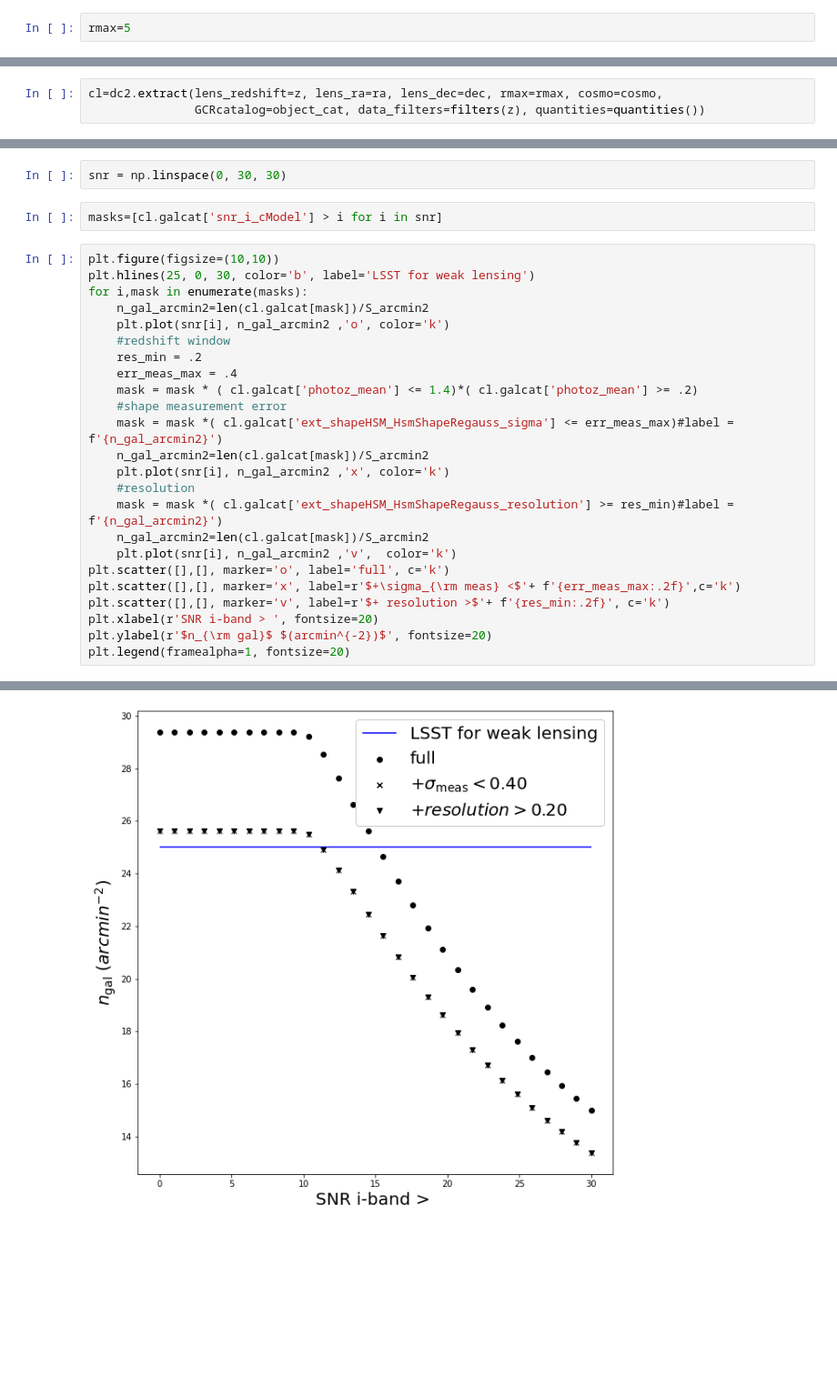
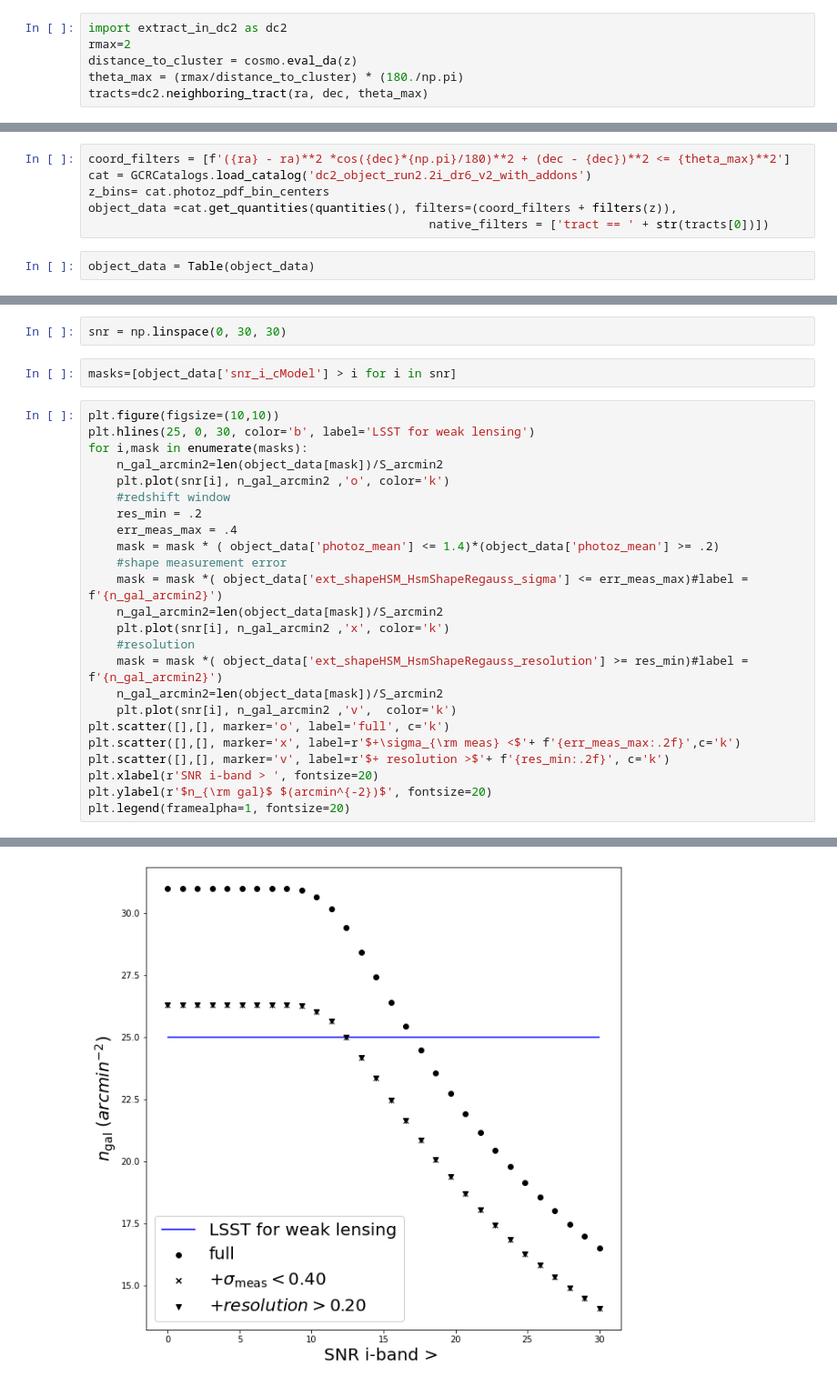
Before and after one commit to LSSTDESC/CLMassDC2, a Jupyter notebook: data/data_extraction/source_selection_dc2.ipynb, the cells around one changed output, grey strips where cells are left out. Shown: that part at 91% size. Saved outputs shown, nothing was run; the diff lists cells and outputs as text; blank space fills up the shorter version.

```diff
--- a/data/data_extraction/source_selection_dc2.ipynb
+++ b/data/data_extraction/source_selection_dc2.ipynb
@@ -83,4 +83,8 @@ def quantities():
     quantity_wanted_photozs = ['photoz_mean', 'photoz_pdf','photoz_odds']
     return  quantity_label + quantity_wanted_HSM_Metacal + quantity_wanted_photozs
 # %%
-rmax=5
+import extract_in_dc2 as dc2
+rmax=2
+distance_to_cluster = cosmo.eval_da(z)
+theta_max = (rmax/distance_to_cluster) * (180./np.pi)
+tracts=dc2.neighboring_tract(ra, dec, theta_max)
@@ -87,4 +96,9 @@ rmax=5
 # %%
-cl=dc2.extract(lens_redshift=z, lens_ra=ra, lens_dec=dec, rmax=rmax, cosmo=cosmo,
-               GCRcatalog=object_cat, data_filters=filters(z), quantities=quantities())
+coord_filters = [f'({ra} - ra)**2 *cos({dec}*{np.pi}/180)**2 + (dec - {dec})**2 <= {theta_max}**2']
+cat = GCRCatalogs.load_catalog('dc2_object_run2.2i_dr6_v2_with_addons')
+z_bins= cat.photoz_pdf_bin_centers
+object_data =cat.get_quantities(quantities(), filters=(coord_filters + filters(z)),
+                                                native_filters = ['tract == ' + str(tracts[0])])
+# %%
+object_data = Table(object_data)
 # %%
@@ -103,31 +117,31 @@ mag_i_list = np.linspace(24, 28, 10)
 # %%
 snr = np.linspace(0, 30, 30)
 # %%
-masks=[cl.galcat['snr_i_cModel'] > i for i in snr]
+masks=[object_data['snr_i_cModel'] > i for i in snr]
 # %%
 plt.figure(figsize=(10,10))
 plt.hlines(25, 0, 30, color='b', label='LSST for weak lensing')
 for i,mask in enumerate(masks):
-    n_gal_arcmin2=len(cl.galcat[mask])/S_arcmin2
+    n_gal_arcmin2=len(object_data[mask])/S_arcmin2
     plt.plot(snr[i], n_gal_arcmin2 ,'o', color='k')
     #redshift window
     res_min = .2
     err_meas_max = .4
-    mask = mask * ( cl.galcat['photoz_mean'] <= 1.4)*( cl.galcat['photoz_mean'] >= .2)
+    mask = mask * ( object_data['photoz_mean'] <= 1.4)*(object_data['photoz_mean'] >= .2)
     #shape measurement error
-    mask = mask *( cl.galcat['ext_shapeHSM_HsmShapeRegauss_sigma'] <= err_meas_max)#label = f'{n_gal_arcmin2}')
-    n_gal_arcmin2=len(cl.galcat[mask])/S_arcmin2
+    mask = mask *( object_data['ext_shapeHSM_HsmShapeRegauss_sigma'] <= err_meas_max)#label = f'{n_gal_arcmin2}')
+    n_gal_arcmin2=len(object_data[mask])/S_arcmin2
     plt.plot(snr[i], n_gal_arcmin2 ,'x', color='k')
     #resolution
-    mask = mask *( cl.galcat['ext_shapeHSM_HsmShapeRegauss_resolution'] >= res_min)#label = f'{n_gal_arcmin2}')
-    n_gal_arcmin2=len(cl.galcat[mask])/S_arcmin2
+    mask = mask *( object_data['ext_shapeHSM_HsmShapeRegauss_resolution'] >= res_min)#label = f'{n_gal_arcmin2}')
+    n_gal_arcmin2=len(object_data[mask])/S_arcmin2
     plt.plot(snr[i], n_gal_arcmin2 ,'v',  color='k')
 plt.scatter([],[], marker='o', label='full', c='k')
 plt.scatter([],[], marker='x', label=r'$+\sigma_{\rm meas} <$'+ f'{err_meas_max:.2f}',c='k')
 plt.scatter([],[], marker='v', label=r'$+ resolution >$'+ f'{res_min:.2f}', c='k')
 plt.xlabel(r'SNR i-band > ', fontsize=20)
 plt.ylabel(r'$n_{\rm gal}$ $(arcmin^{-2})$', fontsize=20)
 plt.legend(framealpha=1, fontsize=20)
 # %% [output]
 <matplotlib.legend.Legend at 0x...>
-[figure, old version]
+[figure, new version]
```
Also changed, not shown: parts of 7 cells of this notebook, 20 other files.
